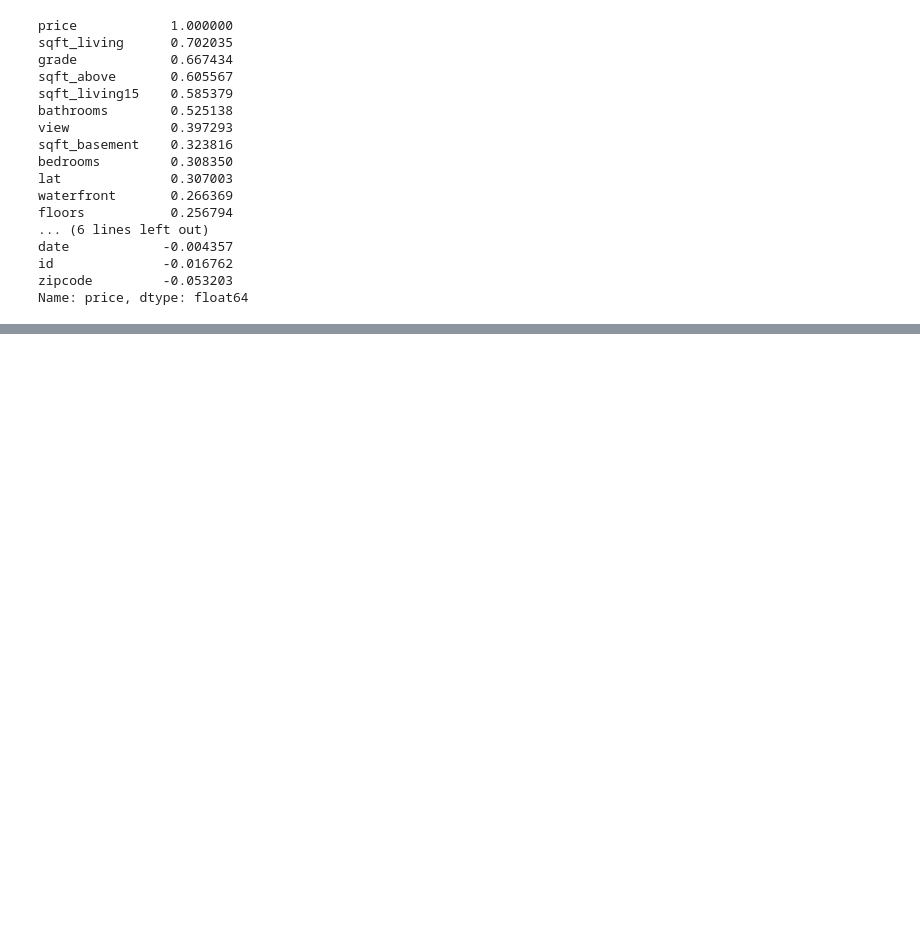
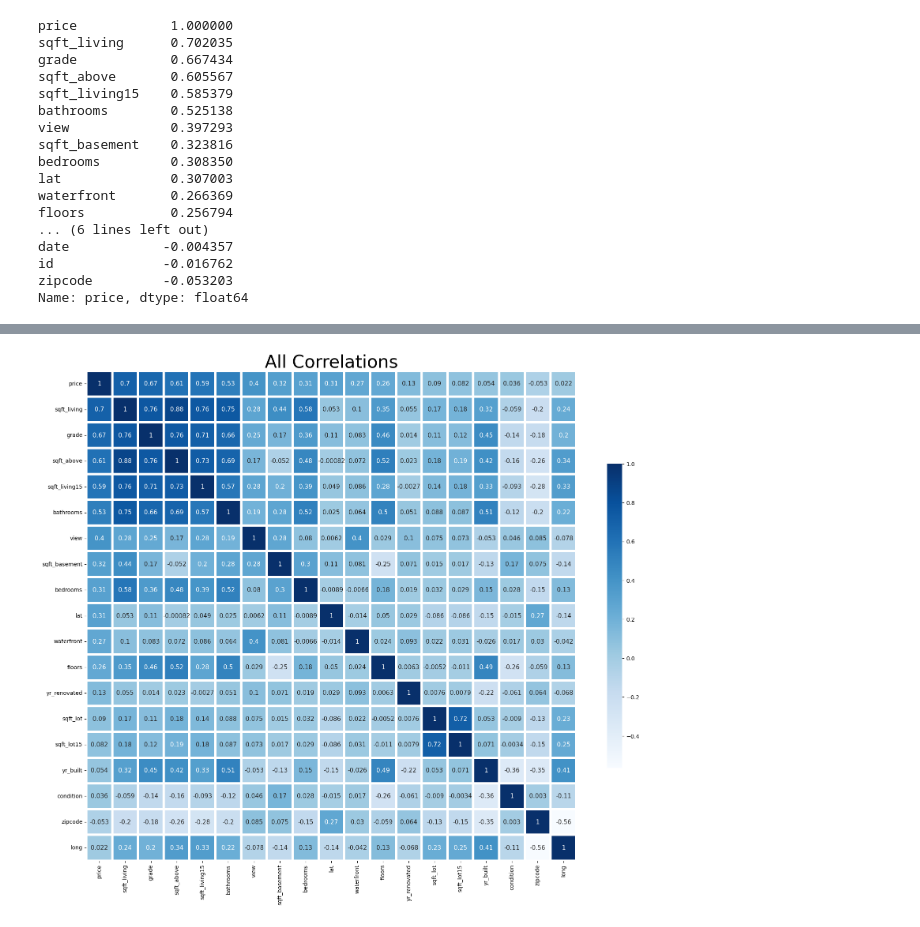
Before and after one commit to tyrantdavis/KC-Housing, a Jupyter notebook: housing.ipynb, the cells around one changed output, grey strips where cells are left out. Drawn from its saved outputs; the diff is of its cells as text; code cells hidden in the pictures; blank space fills up the shorter version.

```diff
--- a/housing.ipynb
+++ b/housing.ipynb
@@ -244,0 +261,39 @@ Name: price, dtype: float64
+# %%
+f, axes = plt.subplots(figsize=(20, 20))
+plt.title("All Correlations", fontsize=32)
+
+features = [
+    "price",
+    "sqft_living",
+    "grade",
+    "sqft_above",
+    "sqft_living15",
+    "bathrooms",
+    "view",
+    "sqft_basement",
+    "bedrooms",
+    "lat",
+    "waterfront",
+    "floors",
+    "yr_renovated",
+    "sqft_lot",
+    "sqft_lot15",
+    "yr_built",
+    "condition",
+    "zipcode",
+    "long",
+]
+
+#  Plot the correlation matrix as a heatmap using the Seaborn library
+sb.heatmap(
+    raw_housing_data[features].corr(),
+    linewidths=3.0,
+    square=True,
+    cmap="Blues",
+    linecolor="w",
+    annot=True,
+    annot_kws={"size": 11},
+    cbar_kws={"shrink": 0.5},
+);
+# %% [output]
+[figure, added]
```
Also changed, not shown: parts of 4 cells of this notebook.
